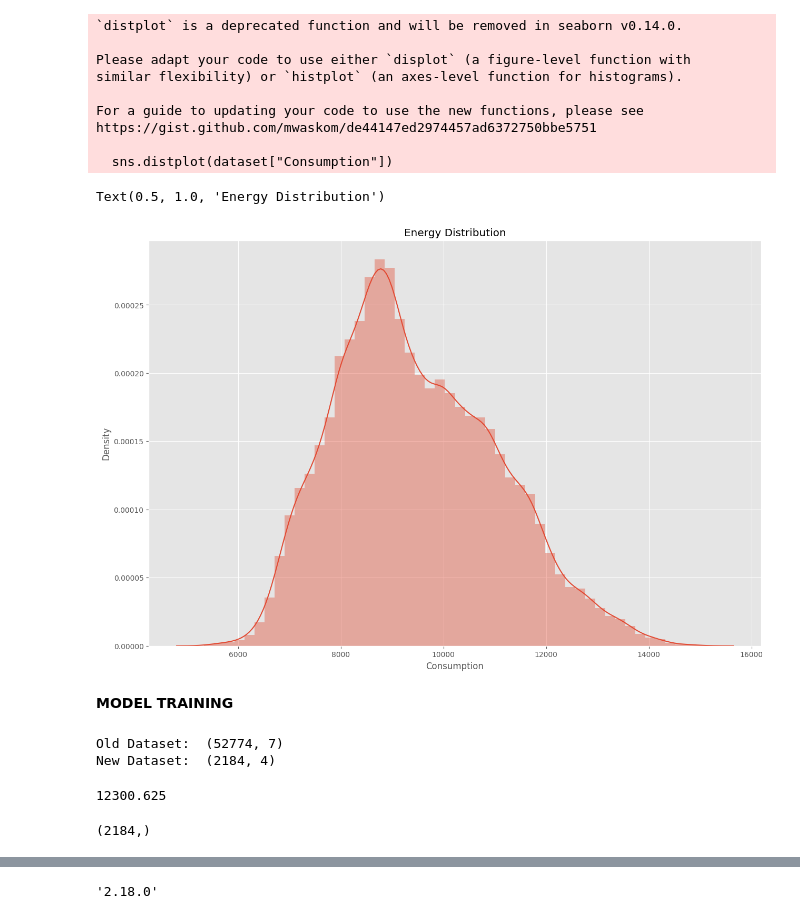
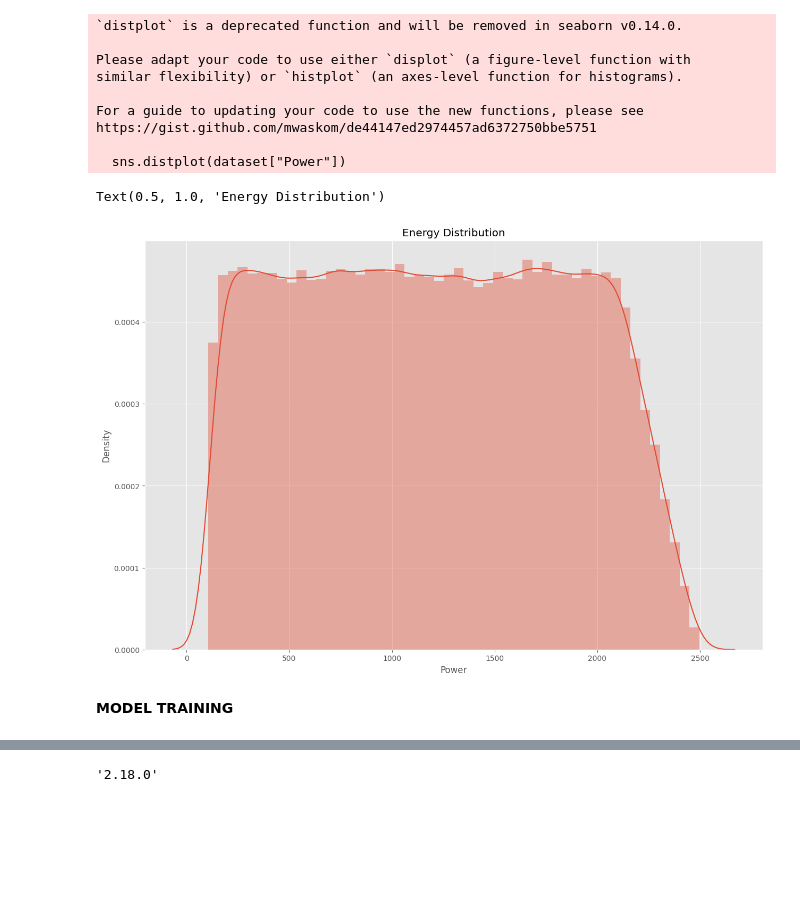
Before and after one commit to ankithhebbar2004/HPE, a Jupyter notebook: model.ipynb, the cells around one changed output, grey strips where cells are left out. Saved outputs shown, nothing was run; the diff lists cells and outputs as text; code cells hidden in the pictures; blank space fills up the shorter version.

```diff
--- a/model.ipynb
+++ b/model.ipynb
@@ -40,7 +39,7 @@ Requirement already satisfied: six>=1.5 in d:\hpe\lstm\.venv\lib\site-packages (
 # %%
 
 # Importing Data
-URL = 'events.csv'
+URL = 'energy_readings.csv'
 df = pd.read_csv(URL)
 # %%
 print("Return first 5 rows.","\n")
@@ -101,10 +124,29 @@ print(df.head(5))
 # %%
-dataset = df
-dataset["Month"] = pd.to_datetime(df["DateTime"]).dt.month
-dataset["Year"] = pd.to_datetime(df["DateTime"]).dt.year
-dataset["Date"] = pd.to_datetime(df["DateTime"]).dt.date
-dataset["Time"] = pd.to_datetime(df["DateTime"]).dt.time
-dataset["Week"] = pd.to_datetime(df["DateTime"]).dt.isocalendar().week
-dataset["Day"] = pd.to_datetime(df["DateTime"]).dt.day_name()
-dataset = df.set_index("DateTime")
+# dataset = df
+# dataset["Month"] = pd.to_datetime(df["DateTime"]).dt.month
+# dataset["Year"] = pd.to_datetime(df["DateTime"]).dt.year
+# dataset["Date"] = pd.to_datetime(df["DateTime"]).dt.date
+# dataset["Time"] = pd.to_datetime(df["DateTime"]).dt.time
+# dataset["Week"] = pd.to_datetime(df["DateTime"]).dt.isocalendar().week
+# dataset["Day"] = pd.to_datetime(df["DateTime"]).dt.day_name()
+# dataset = df.set_index("DateTime")
+# dataset.index = pd.to_datetime(dataset.index)
+
+# Create a copy of the dataframe to work with
+dataset = df.copy()
+
+# Extract date and time components from the DateTime column
+# DateTime is already in the correct format (2025-03-13 23:55:00)
+dataset["Month"] = pd.to_datetime(dataset["DateTime"]).dt.month
+dataset["Year"] = pd.to_datetime(dataset["DateTime"]).dt.year
+dataset["Date"] = pd.to_datetime(dataset["DateTime"]).dt.date
+dataset["Time"] = pd.to_datetime(dataset["DateTime"]).dt.time
+dataset["Week"] = pd.to_datetime(dataset["DateTime"]).dt.isocalendar().week
+dataset["Day"] = pd.to_datetime(dataset["DateTime"]).dt.day_name()
+
+# Set DateTime as index
+dataset = dataset.set_index("DateTime")
 dataset.index = pd.to_datetime(dataset.index)
+
+# Display the result
+print(dataset.head())
@@ -181,19 +239,19 @@ plt.legend()
 # %%
 # Lets us see the Distribution off Energy Consumption so we have a idea about your Dataset a bit more
 fig = plt.figure(figsize = (15,10))
-sns.distplot(dataset["Consumption"])
+sns.distplot(dataset["Power"])
 plt.title("Energy Distribution")
 # %% [output]
 `distplot` is a deprecated function and will be removed in seaborn v0.14.0.
 
 Please adapt your code to use either `displot` (a figure-level function with
 similar flexibility) or `histplot` (an axes-level function for histograms).
 
 For a guide to updating your code to use the new functions, please see
 https://gist.github.com/mwaskom/de44147ed2974457ad6372750bbe5751
 
-  sns.distplot(dataset["Consumption"])
+  sns.distplot(dataset["Power"])
 Text(0.5, 1.0, 'Energy Distribution')
-[figure, old version]
+[figure, new version]
 # %% [markdown]
 **MODEL TRAINING**
@@ -204,13 +257,0 @@ newDataSet = dataset.resample("D").mean(numeric_only=True)
-# %%
-print("Old Dataset: ", dataset.shape)
-print("New Dataset: ", newDataSet.shape)
-# %% [output]
-Old Dataset:  (52774, 7)
-New Dataset:  (2184, 4)
-# %%
-y = newDataSet["Consumption"]
-print(y[0])
-y.shape
-# %% [output]
-12300.625
-(2184,)
```
Also changed, not shown: parts of 19 cells of this notebook, 3 other files.
